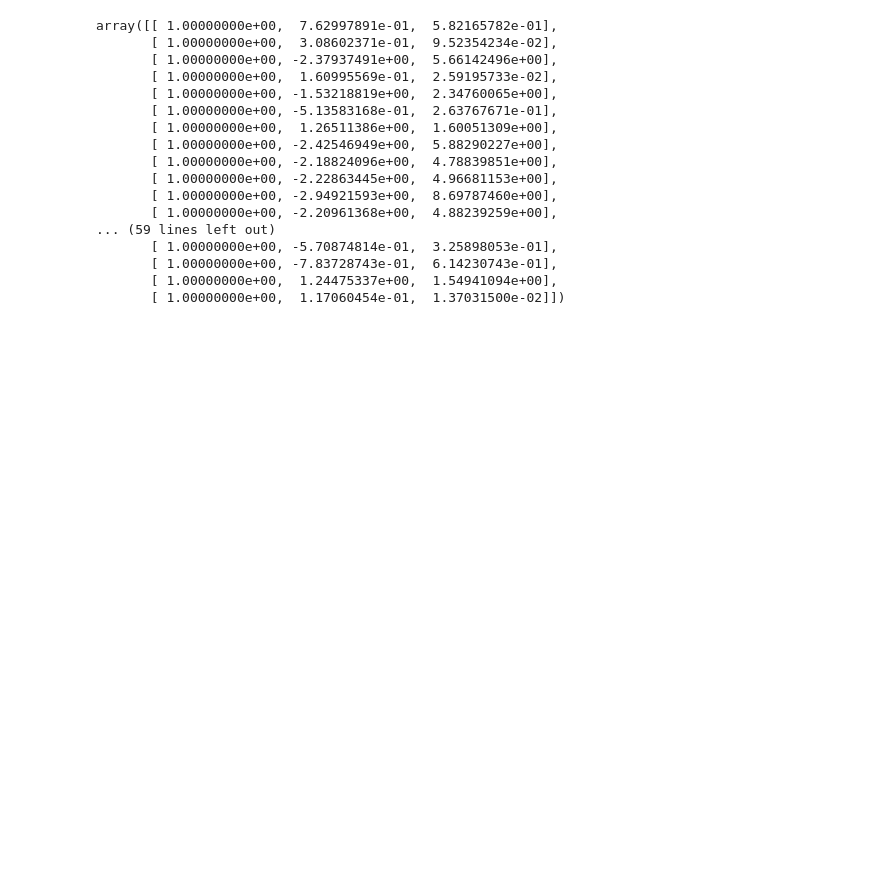
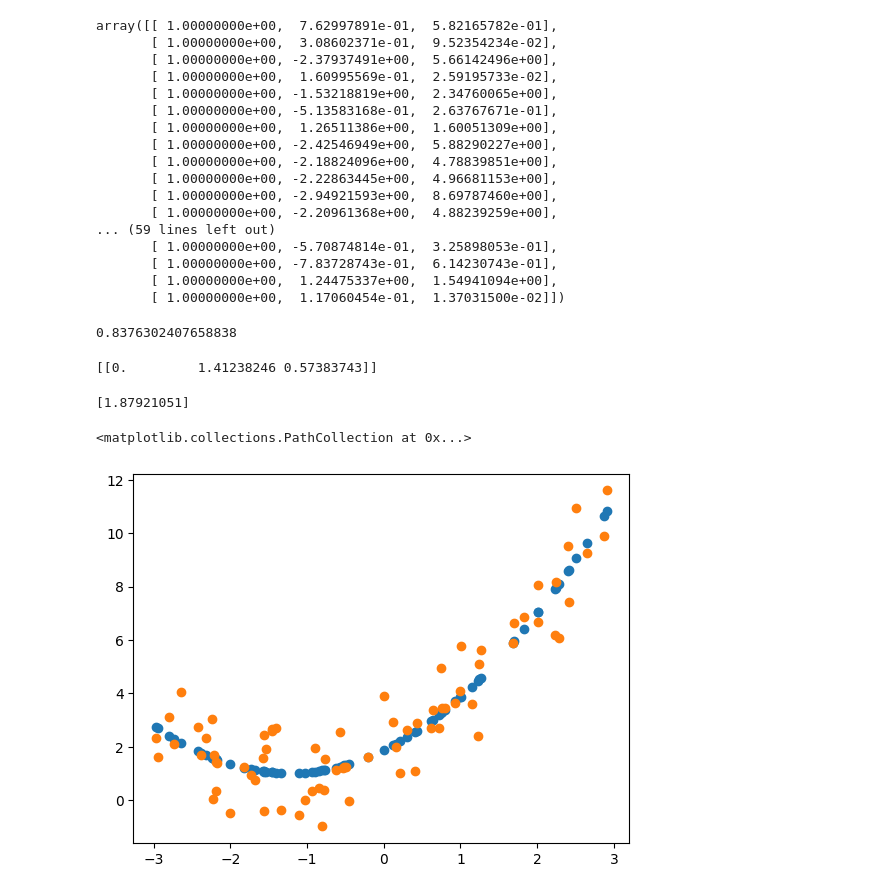
Before and after one commit to Mahadev1729/MLrn, a Jupyter notebook: Regression/polynomial_regrssion.ipynb, the cells around one changed output. Drawn from its saved outputs; the diff is of its cells as text; code cells hidden in the pictures; blank space fills up the shorter version.

```diff
--- a/Regression/polynomial_regrssion.ipynb
+++ b/Regression/polynomial_regrssion.ipynb
@@ -121,3 +121,26 @@ array([[ 1.00000000e+00,  7.62997891e-01,  5.82165782e-01],
        [ 1.00000000e+00, -7.83728743e-01,  6.14230743e-01],
        [ 1.00000000e+00,  1.24475337e+00,  1.54941094e+00],
        [ 1.00000000e+00,  1.17060454e-01,  1.37031500e-02]])
+# %%
+from sklearn.metrics import r2_score
+regression=LinearRegression()
+regression.fit(X_train_poly,y_train)
+y_pred=regression.predict(X_test_poly)
+score=r2_score(y_test,y_pred)
+print(score)
+# %% [output]
+0.8376302407658838
+# %%
+print(regression.coef_)
+# %% [output]
+[[0.         1.41238246 0.57383743]]
+# %%
+print(regression.intercept_)
+# %% [output]
+[1.87921051]
+# %%
+plt.scatter(X_train,regression.predict(X_train_poly))
+plt.scatter(X_train,y_train)
+# %% [output]
+<matplotlib.collections.PathCollection at 0x...>
+[figure, added]
```
Also changed, not shown: parts of 3 cells of this notebook.
